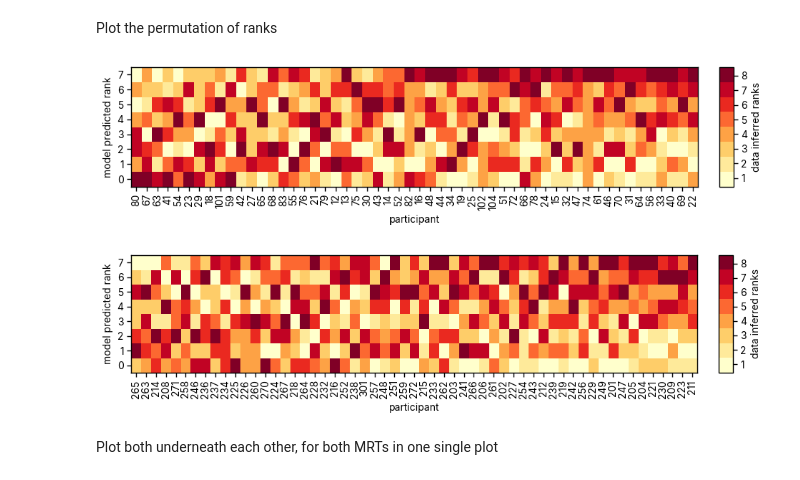
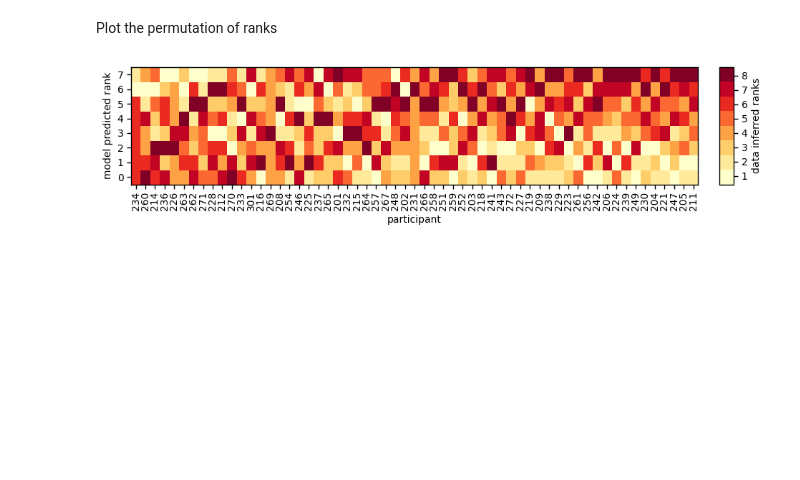
Before and after one commit to JMFechtelpeter/ema_forecast_control, a Jupyter notebook: ema_forecast_control/analyses/impulse_responses/intervention_rank_prediction.ipynb, the cells around one changed output. Saved outputs shown, nothing was run; the diff lists cells and outputs as text; code cells hidden in the pictures; blank space fills up the shorter version.

```diff
--- a/ema_forecast_control/analyses/impulse_responses/intervention_rank_prediction.ipynb
+++ b/ema_forecast_control/analyses/impulse_responses/intervention_rank_prediction.ipynb
@@ -12,7 +12,7 @@ labels = ['EMA_mood','EMA_disappointed','EMA_scared','EMA_worry',
 input_labels = [f'interactive{i}' for i in range(1, 9)]
 
 
-models = model_catalogue.ModelCatalogue(project_name)
+models = model_catalogue.ModelCatalogue(project_name, force_new_catalogue=True)
 test_data_dir = path_utils.join_base_path('data/AI4U_sample3')
 # %% [markdown]
 Calculate proximal effects
@@ -51,7 +50,6 @@ errors_loading_model = 0
 ModelClass = PLRNN
 
 data_files = path_utils.get_data_files(test_data_dir)
-dist = {}
 for p, df in tqdm(path_utils.zip_participants_data(test_data_dir), total=len(data_files), desc=f'Calculating Impulse Responses'):
     model_dirs = models.get_latest_model_dirs(p, 1000)
     participant_cir = []
@@ -86,7 +84,7 @@ for p, df in tqdm(path_utils.zip_participants_data(test_data_dir), total=len(dat
     participant_cir_df = pd.concat([participant_cir_df.groupby('x0').mean(numeric_only=True),            # Mean over all models
                                     participant_cir_df.loc[participant_cir_df['timestep']==participant_cir_df['timestep'].max()]],  # just the last model
                                     axis=0, keys=['all', 'last'], names=['model'])
-    participant_cir_df['participant'] = int(p)
+    participant_cir_df['participant'] = p
     participant_cir_df = participant_cir_df.set_index(['participant'], append=True)[input_labels]
     plrnn_emi_cir.append(participant_cir_df)
 plrnn_emi_cir = pd.concat(plrnn_emi_cir, axis=0)
@@ -171,8 +155,11 @@ Group-wise correlation 3: 0.292, 95% CI [0.104, 0.705], p=0.010
 # %%
+import numpy as np
+
+from ema_forecast_control.plotting.plotting_styles import PaperStyle, adjust_ylim
+
 with PaperStyle():
     fig, ax = plt.subplots(1, 1, figsize=(3,2))
     joint_correlations.plot(ax=ax, kind='hist', ylabel='count', xlabel=r'$\rho$', bins=np.arange(-1, 1.05, 0.05), stacked=True)
-    plotting_utils.adjust_ylim(ax, top=0.03, bottom=0.0)
+    adjust_ylim(ax, top=0.03, bottom=0.0)
     plt.show()
-    # plt.savefig(data_utils.join_ordinal_bptt_path('results', '_paper', f'emi_rank_correlation_histogram.svg'))
 # %% [output]
@@ -313,49 +230,34 @@ Residual    599.0  92.115848  0.153783       NaN       NaN
 # %% [markdown]
 Plot the permutation of ranks
 # %%
-import matplotlib.pyplot as plt
-from plotting_utils import discretized_colormap, subplots_with_colorbar
-from plotting_styles import PaperStyle
-import numpy as np
+from ema_forecast_control.plotting import discretized_colormap, subplots_with_colorbar
 
 choose_model = 'all'
-choose_binned_policy = 'ignore'
 choose_x0 = 'all'
 
 with PaperStyle(settings={'axes.grid':False}):
-    L = len(INTERACTIVE_NAMES)
+    L = len(input_labels)
     cmap = discretized_colormap('YlOrRd', L)
-    for mrt in MRT:
-        plrnn_emi_rank = plrnn_emi_cir.loc[(mrt, choose_model, choose_x0)].rank(1)
-        effects_rank = effects.loc[(mrt, choose_binned_policy)].rank(1)
-        correlations = plrnn_emi_rank.corrwith(effects_rank, axis=1, method='spearman')
-        participant_order = correlations.sort_values().dropna().index
-        participant_order = participant_order.drop([231, 269], errors='ignore')
-        reordered_ranks = np.zeros((len(participant_order), L))
-        for j, p in enumerate(participant_order):
-            reordered_ranks[j] = effects_rank.loc[p].loc[plrnn_emi_rank.loc[p].sort_values().index].to_numpy()
+    plrnn_emi_rank = plrnn_emi_cir.loc[(choose_model, choose_x0)].rank(1)
+    effects_rank = effects.rank(1)
+    correlations = plrnn_emi_rank.corrwith(effects_rank, axis=1, method='spearman')
+    participant_order = correlations.sort_values().dropna().index
+    participant_order = participant_order.drop([231, 269], errors='ignore')
+    reordered_ranks = np.zeros((len(participant_order), L))
+    for j, p in enumerate(participant_order):
+        reordered_ranks[j] = effects_rank.loc[p].loc[plrnn_emi_rank.loc[p].sort_values().index].to_numpy()
 
-        fig, ax = subplots_with_colorbar(reordered_ranks.T, nrows=1, cmap=cmap, aspect='auto', axes_pad=1.5, cbar_size='2.5%',
-                                        figsize=(9.5,2.5), cbar_ticks=np.linspace(1.5, L-0.5, L), cbar_ticklabels=range(1,L+1),
-                                        image_grid_aspect=False)
+    fig, ax = subplots_with_colorbar(reordered_ranks.T, nrows=1, cmap=cmap, aspect='auto', axes_pad=1.5, cbar_size='2.5%',
+                                    figsize=(9.5,2.5), cbar_ticks=np.linspace(1.5, L-0.5, L), cbar_ticklabels=range(1,L+1),
+                                    image_grid_aspect=False)
 
-        ax[0].set_xlabel('participant')
-        ax[0].set_ylabel('model predicted rank')
-        ax[0].set_xticks(range(len(participant_order)), labels=participant_order, rotation=90)
-        ax[0].set_yticks(range(L), labels=np.arange(L))
-        # ax[0].set_title(f'MRT{mrt} permuted data inferred ranks')
-        ax[0].cax.set_ylabel('data inferred ranks')
-        # for pi, p in enumerate(participants):
-        #     ordered_intervs = model_ranks.loc[p].argsort().to_numpy() + 1
-        #     for ii, i in enumerate(intervention_names):
-        #         ax[1].annotate(str(ordered_intervs[ii]), (pi,ii))
+    ax[0].set_xlabel('participant')
+    ax[0].set_ylabel('model predicted rank')
+    ax[0].set_xticks(range(len(participant_order)), labels=participant_order, rotation=90)
+    ax[0].set_yticks(range(L), labels=np.arange(L))
+    ax[0].cax.set_ylabel('data inferred ranks')
 
-        plt.tight_layout()
-        if SAVE:
-            plt.savefig(data_utils.join_ordinal_bptt_path('results', '_paper', f'permuted_ranks_mrt{mrt}.svg'))
+    plt.tight_layout()
     plt.show()
 # %% [output]
-[figure, old version]
+[figure, new version]
-[figure, removed]
-# %% [markdown]
-Plot both underneath each other, for both MRTs in one single plot
```
Also changed, not shown: parts of 12 cells of this notebook, 14 other files.
